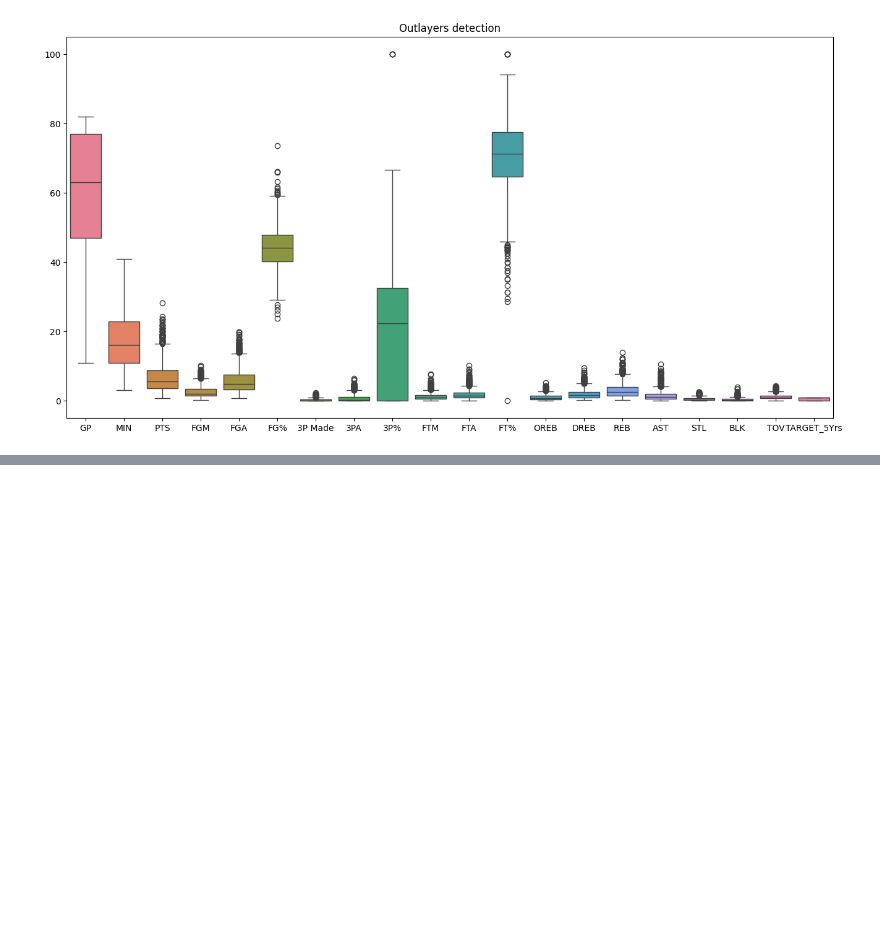
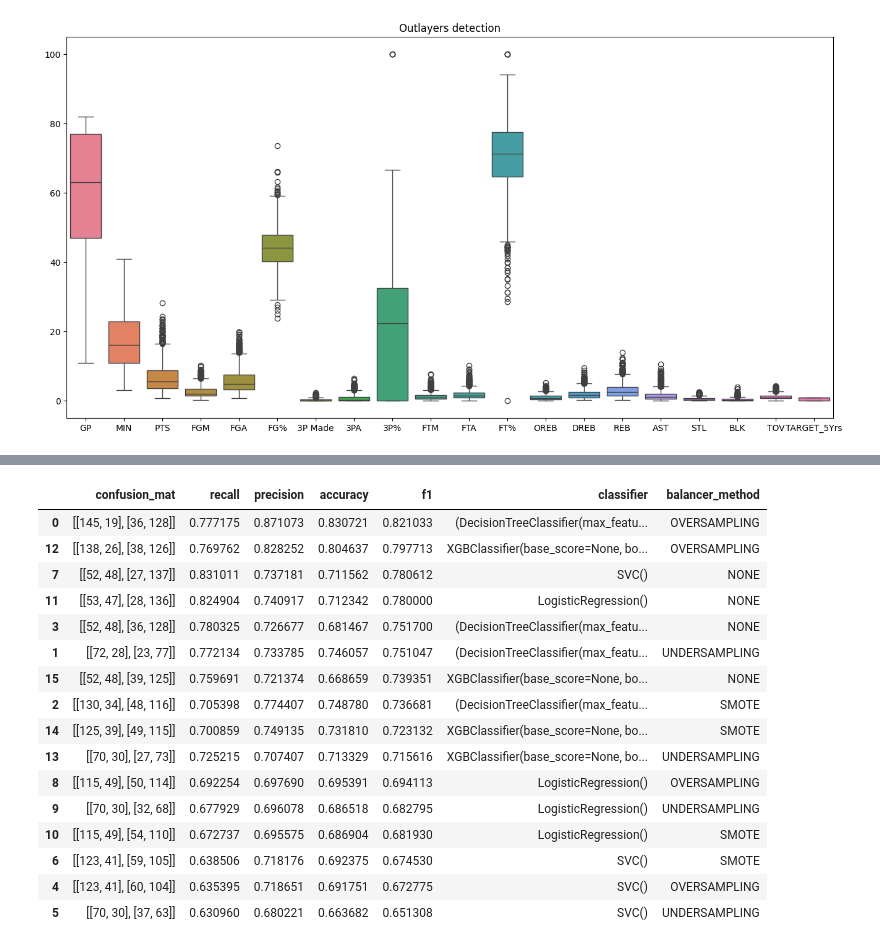
Before and after one commit to JulienDelavande/NBA-prediction, a Jupyter notebook: notebooks/model_exploration.ipynb, the cells around one changed output, grey strips where cells are left out. Cells and saved outputs as stored; diff of their text form; code cells hidden in the pictures; blank space fills up the shorter version.

Commit message:
add model exploration

```diff
--- a/notebooks/model_exploration.ipynb
+++ b/notebooks/model_exploration.ipynb
@@ -104,14 +104,17 @@ from imblearn.over_sampling import SMOTE
 from sklearn.base import BaseEstimator, TransformerMixin
 
 class DuplicateRemover(BaseEstimator, TransformerMixin):
-    def __init__(self):
-        pass
+    def __init__(self, method='DROP_SAME_ROWS'):
+        self.method = method
 
     def fit(self, X, y=None):
         return self
 
     def transform(self, X):
-        X = X.drop_duplicates()
+        if self.method == 'DROP_SAME_ROWS':
+            X = X.drop_duplicates()
+        elif self.method == 'NONE':
+            pass
         return X
 
 
@@ -139,7 +142,7 @@ class NullValueReplacer(BaseEstimator, TransformerMixin):
 
 
 class DataBalancer(BaseEstimator, TransformerMixin):
-    def __init__(self, target='TARGET_5Yrs', method='oversampling'):
+    def __init__(self, target='TARGET_5Yrs', method='OVERSAMPLING'):
         self.target = target
         self.method = method
 
@@ -147,12 +150,12 @@ class DataBalancer(BaseEstimator, TransformerMixin):
         return self
 
     def transform(self, X):
-        if self.method == 'oversampling':
+        if self.method == 'OVERSAMPLING':
             data_0 = X[X[self.target] == 0]
             data_1 = X[X[self.target] == 1]
             data_0 = data_0.sample(data_1.shape[0], replace=True)
             X = pd.concat([data_0, data_1], axis=0)
-        elif self.method == 'undersampling':
+        elif self.method == 'UNDERSAMPLING':
             data_0 = X[X[self.target] == 0]
             data_1 = X[X[self.target] == 1]
             data_1 = data_1.sample(data_0.shape[0], replace=True)
@@ -163,9 +166,11 @@ class DataBalancer(BaseEstimator, TransformerMixin):
             X = X.drop(self.target, axis=1)
             X, y = smote.fit_resample(X, y)
             X = pd.concat([X, y], axis=1)
+        elif self.method == 'NONE':
+            pass
         else:
             print('No method selected')
-        return X
+        return X.reset_index(drop=True)
 
 
 class FeatureSelector(BaseEstimator, TransformerMixin):
@@ -239,0 +372,45 @@ def score_classifier(dataset,classifier,labels):
+# %%
+target = 'TARGET_5Yrs'
+balancer_methods = ['OVERSAMPLING', 'UNDERSAMPLING', 'SMOTE', 'NONE']
+
+features_selected = ['GP', 'MIN', 'PTS', 'FGM', 'FGA', 'FG%', '3P Made', '3PA',
+       '3P%', 'FTM', 'FTA', 'FT%', 'OREB', 'DREB', 'REB', 'AST', 'STL', 'BLK',
+       'TOV', 'TARGET_5Yrs']
+features_to_scale = ['GP', 'MIN', 'PTS', 'FGM', 'FGA', 'FG%', '3P Made', '3PA',
+       '3P%', 'FTM', 'FTA', 'FT%', 'OREB', 'DREB', 'REB', 'AST', 'STL', 'BLK',
+       'TOV']
+models = [RandomForestClassifier(), SVC(), LogisticRegression(), XGBClassifier()]
+
+
+setps_prepocessing = [
+    ('feature_selector', FeatureSelector(feature_names=features_selected)), \
+    ('duplicate_remover', DuplicateRemover()), \
+    ('null_value_replacer', NullValueReplacer(columns=['3P%'], values=[0])), \
+    ('data_balancer', DataBalancer(method=balancer_method)), \
+    ('feature_scaler', FeatureScaler(feature_names=features_to_scale))]
+
+scores_equilibration = []
+
+
+for model in models:
+    print(f"Model: {model}")
+    for balancer_method in balancer_methods:
+        setps_prepocessing = [
+    ('feature_selector', FeatureSelector(feature_names=features_selected)), \
+    ('duplicate_remover', DuplicateRemover()), \
+    ('null_value_replacer', NullValueReplacer(columns=['3P%'], values=[0])), \
+    ('data_balancer', DataBalancer(method=balancer_method)), \
+    ('feature_scaler', FeatureScaler(feature_names=features_to_scale))]
+        pipeline = Pipeline(steps=setps_prepocessing)
+        data_processed = pipeline.fit_transform(data)
+        print(f"Data balancer method: {balancer_method}")
+        score_eq = score_classifier(data_processed.drop(target, axis=1), model,data_processed[target], folds=5)
+        score_eq['balancer_method'] = balancer_method
+        scores_equilibration.append(score_eq)
+        print()
+    print("--------------------------------------------------")
+
+scores_equilibration = pd.DataFrame(scores_equilibration)
+scores_equilibration = scores_equilibration.sort_values(by='f1', ascending=False)
+scores_equilibration
+# %% [output]
@@ -239,0 +434,17 @@ def score_classifier(dataset,classifier,labels):
+|  | confusion_mat | recall | precision | accuracy | f1 | classifier | balancer_method |
+| 0 | [[145, 19], [36, 128]] | 0.777175 | 0.871073 | 0.830721 | 0.821033 | (DecisionTreeClassifier(max_featu... | OVERSAMPLING |
+| 12 | [[138, 26], [38, 126]] | 0.769762 | 0.828252 | 0.804637 | 0.797713 | XGBClassifier(base_score=None, bo... | OVERSAMPLING |
+| 7 | [[52, 48], [27, 137]] | 0.831011 | 0.737181 | 0.711562 | 0.780612 | SVC() | NONE |
+| 11 | [[53, 47], [28, 136]] | 0.824904 | 0.740917 | 0.712342 | 0.780000 | LogisticRegression() | NONE |
+| 3 | [[52, 48], [36, 128]] | 0.780325 | 0.726677 | 0.681467 | 0.751700 | (DecisionTreeClassifier(max_featu... | NONE |
+| 1 | [[72, 28], [23, 77]] | 0.772134 | 0.733785 | 0.746057 | 0.751047 | (DecisionTreeClassifier(max_featu... | UNDERSAMPLING |
+| 15 | [[52, 48], [39, 125]] | 0.759691 | 0.721374 | 0.668659 | 0.739351 | XGBClassifier(base_score=None, bo... | NONE |
+| 2 | [[130, 34], [48, 116]] | 0.705398 | 0.774407 | 0.748780 | 0.736681 | (DecisionTreeClassifier(max_featu... | SMOTE |
+| 14 | [[125, 39], [49, 115]] | 0.700859 | 0.749135 | 0.731810 | 0.723132 | XGBClassifier(base_score=None, bo... | SMOTE |
+| 13 | [[70, 30], [27, 73]] | 0.725215 | 0.707407 | 0.713329 | 0.715616 | XGBClassifier(base_score=None, bo... | UNDERSAMPLING |
+| 8 | [[115, 49], [50, 114]] | 0.692254 | 0.697690 | 0.695391 | 0.694113 | LogisticRegression() | OVERSAMPLING |
+| 9 | [[70, 30], [32, 68]] | 0.677929 | 0.696078 | 0.686518 | 0.682795 | LogisticRegression() | UNDERSAMPLING |
+| 10 | [[115, 49], [54, 110]] | 0.672737 | 0.695575 | 0.686904 | 0.681930 | LogisticRegression() | SMOTE |
+| 6 | [[123, 41], [59, 105]] | 0.638506 | 0.718176 | 0.692375 | 0.674530 | SVC() | SMOTE |
+| 4 | [[123, 41], [60, 104]] | 0.635395 | 0.718651 | 0.691751 | 0.672775 | SVC() | OVERSAMPLING |
+| 5 | [[70, 30], [37, 63]] | 0.630960 | 0.680221 | 0.663682 | 0.651308 | SVC() | UNDERSAMPLING |
```
Also changed, not shown: parts of 12 cells of this notebook, 2 other files.
